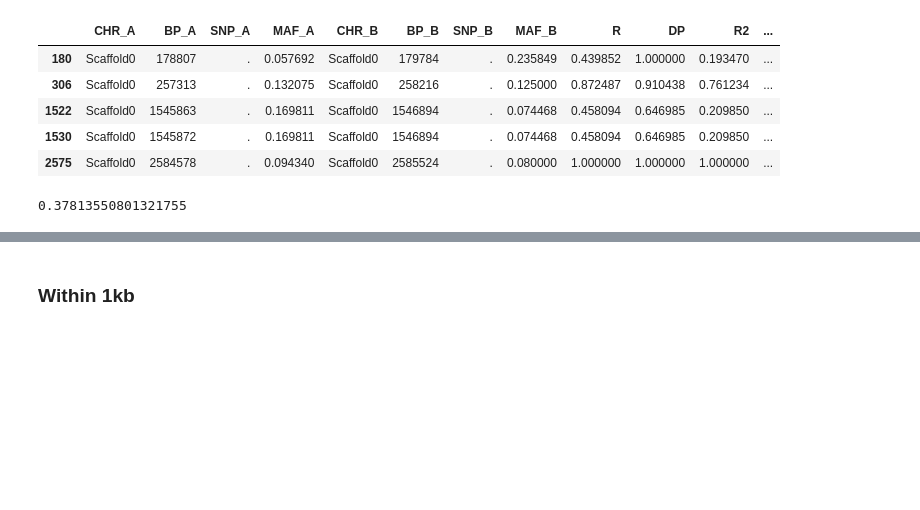
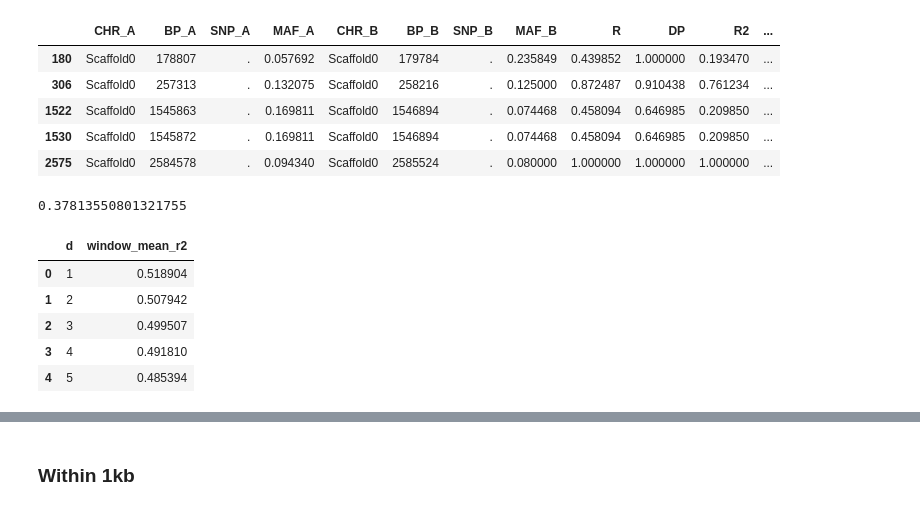
Before and after one commit to xguse/ipy_notebooks, a Jupyter notebook: YALE/ddrad58/2015-01-28_Plot_PLINK_results_cumulative.ipynb, the cells around one changed output, grey strips where cells are left out. Cells and saved outputs as stored; diff of their text form; code cells hidden in the pictures; blank space fills up the shorter version.

```diff
--- a/YALE/ddrad58/2015-01-28_Plot_PLINK_results_cumulative.ipynb
+++ b/YALE/ddrad58/2015-01-28_Plot_PLINK_results_cumulative.ipynb
@@ -129,8 +129,15 @@ def collect_window_means(df, upper_lim=1000, win=100):
 
     return data
 # %%
-m = pd.DataFrame(collect_window_means(df=ld, upper_lim=1000, win=5))
+m = pd.DataFrame(collect_window_means(df=ld, upper_lim=10000, win=5))
 m.head()
+# %% [output]
+|  | d | window_mean_r2 |
+| 0 | 1 | 0.518904 |
+| 1 | 2 | 0.507942 |
+| 2 | 3 | 0.499507 |
+| 3 | 4 | 0.491810 |
+| 4 | 5 | 0.485394 |
 # %%
 # sns.regplot(m.d, m.window_mean_r2, lowess=True);
 # %%
```
Also changed, not shown: parts of 3 cells of this notebook.
